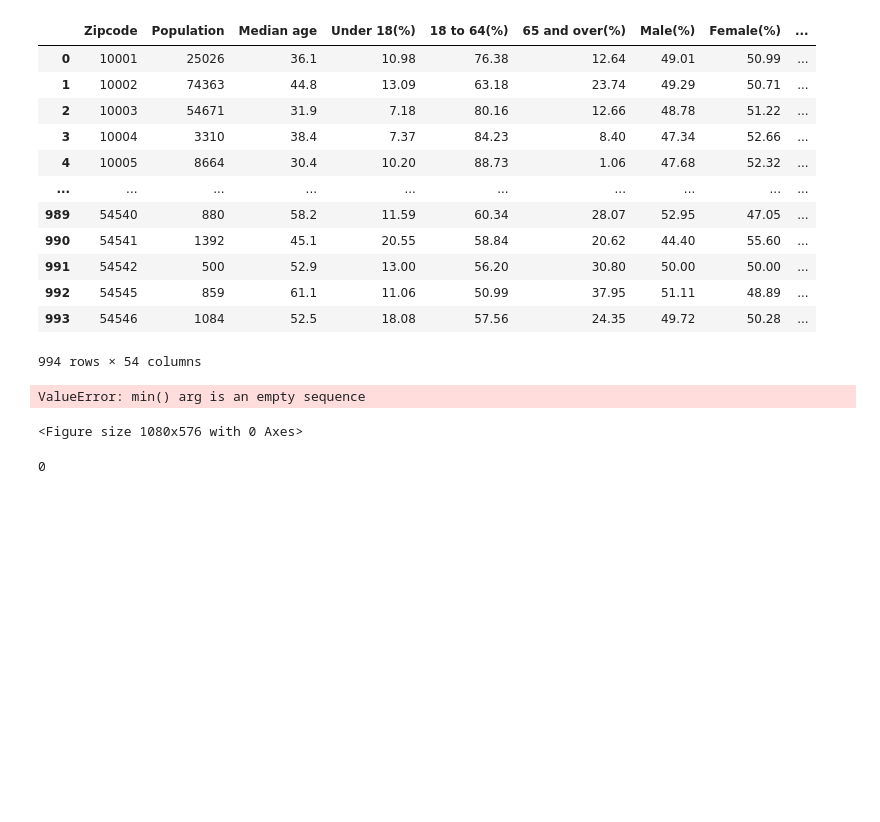
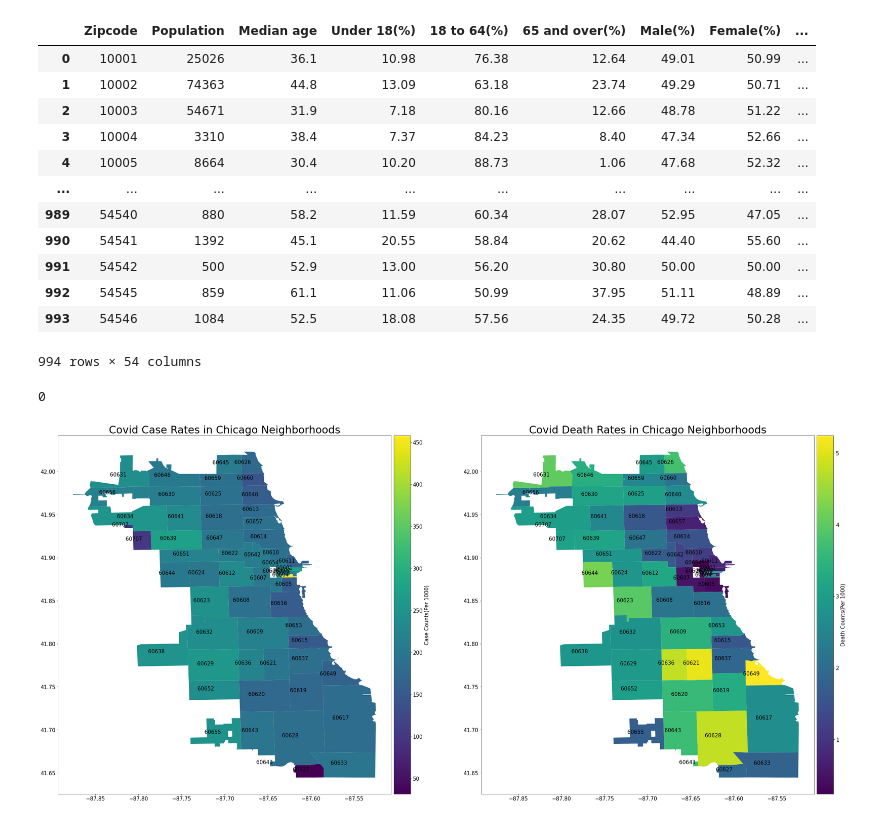
Before and after one commit to uic-cs418/modeling-the-pandemic, a Jupyter notebook: nguyen-notebook.ipynb, the cells around one changed output. Drawn from its saved outputs; the diff is of its cells as text; code cells hidden in the pictures; blank space fills up the shorter version.

```diff
--- a/nguyen-notebook.ipynb
+++ b/nguyen-notebook.ipynb
@@ -302,26 +302,6 @@ df['Death Counts(Per 1000)'] = death1000
 df['Case Counts'] = case
 df['Case Counts(Per 1000)'] = case1000
 df.to_csv('socio-demographic-and-death-counts.csv',index=False)
-# %%
-import pandas as pd
-from random_forest import *
-from optimize_rfr_hyperparams import *
-import seaborn as sns
-import matplotlib.pyplot as plt
-data = pd.read_csv('socio-demographic-and-death-counts.csv')
-cormat = data.corr().abs()
-cormat = cormat[cormat>0.5]
-feature_importance = round(cormat,2).dropna(subset=['Death Counts(Per 1000)'])['Death Counts(Per 1000)'].to_frame().reset_index()
-feature_importance = feature_importance[:-2]
-feature_importance = feature_importance.sort_values(by='Death Counts(Per 1000)')
-plt.figure(figsize=(15,8))
-ax = sns.barplot(data=feature_importance, y='index', x='Death Counts(Per 1000)', palette='flare')
-plt.xlabel('Feature Importance (Scale: 0-1)')
-plt.ylabel('')
-plt.title('Feature Importance of Sociodemographic Factors w.r.t Covid Death Cases',fontsize=15)
-# %% [output]
-ValueError: min() arg is an empty sequence
-<Figure size 1080x576 with 0 Axes>
 # %%
 df.isnull().sum().sum()
 # %% [output]
@@ -328,0 +318,30 @@ df.isnull().sum().sum()
+# %%
+obj = wrangle.Wrangle()
+caseCountByDate = obj.rawCovidCaseData()
+deathCountByDate = obj.wrangleCovidDeathData()
+zipcodes = obj.zipcodes
+mergedSocCovid = pd.read_csv("Chicago-Covid-SocioDemographics-Cases-Deaths.csv")
+gdf = gpd.read_file("Data/Boundaries - ZIP Codes.geojson")
+# %%
+def geographicPlot(gdf, mergedSocCovid):
+        gdf = gdf.rename(columns={"zip": "Zipcode"})
+        gdf['Zipcode'] = gdf['Zipcode'].astype(str).astype(int)
+        df = pd.merge(mergedSocCovid, gdf, how='inner', on = 'Zipcode')
+        gdf = gpd.GeoDataFrame(df)
+        fig, ((ax1, ax2)) = plt.subplots(nrows=1, ncols=2, figsize=(40,40))
+        ax1.set_title('Covid Case Rates in Chicago Neighborhoods', fontsize=30)
+        divider = make_axes_locatable(ax1)
+        cax1 = divider.append_axes("right", size="5%", pad=0.1)
+        plt.rcParams.update({'font.size': 15})
+        gdf.apply(lambda x: ax1.annotate(text=x['Zipcode'], color='black', xy=x.geometry.centroid.coords[0], ha='right'), axis=1)
+        ax = gdf.plot(column = 'Case Counts(Per 1000)', ax=ax1, legend=True, cax=cax1, legend_kwds={'label': 'Case Counts(Per 1000)'});
+
+        ax2.set_title('Covid Death Rates in Chicago Neighborhoods', fontsize=30)
+        divider = make_axes_locatable(ax2)
+        cax2 = divider.append_axes("right", size="5%", pad=0.1)
+        plt.rcParams.update({'font.size': 15})
+        gdf.apply(lambda x: ax2.annotate(text=x['Zipcode'], color='black', xy=x.geometry.centroid.coords[0], ha='right'), axis=1)
+        ax = gdf.plot(column = 'Death Counts(Per 1000)', ax=ax2, legend=True, cax=cax2, legend_kwds={'label': 'Death Counts(Per 1000)'});
+geographicPlot(gdf, mergedSocCovid)
+# %% [output]
+[figure, added]
```
Also changed, not shown: parts of 3 cells of this notebook.
